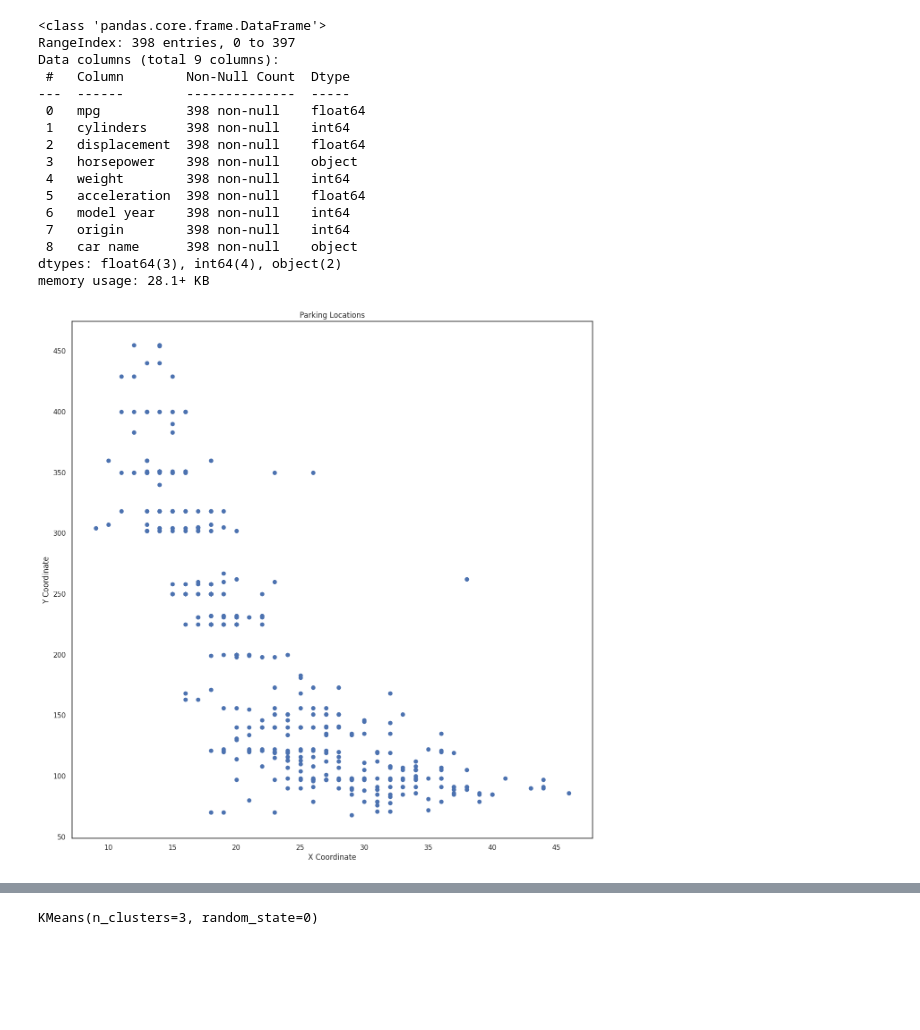
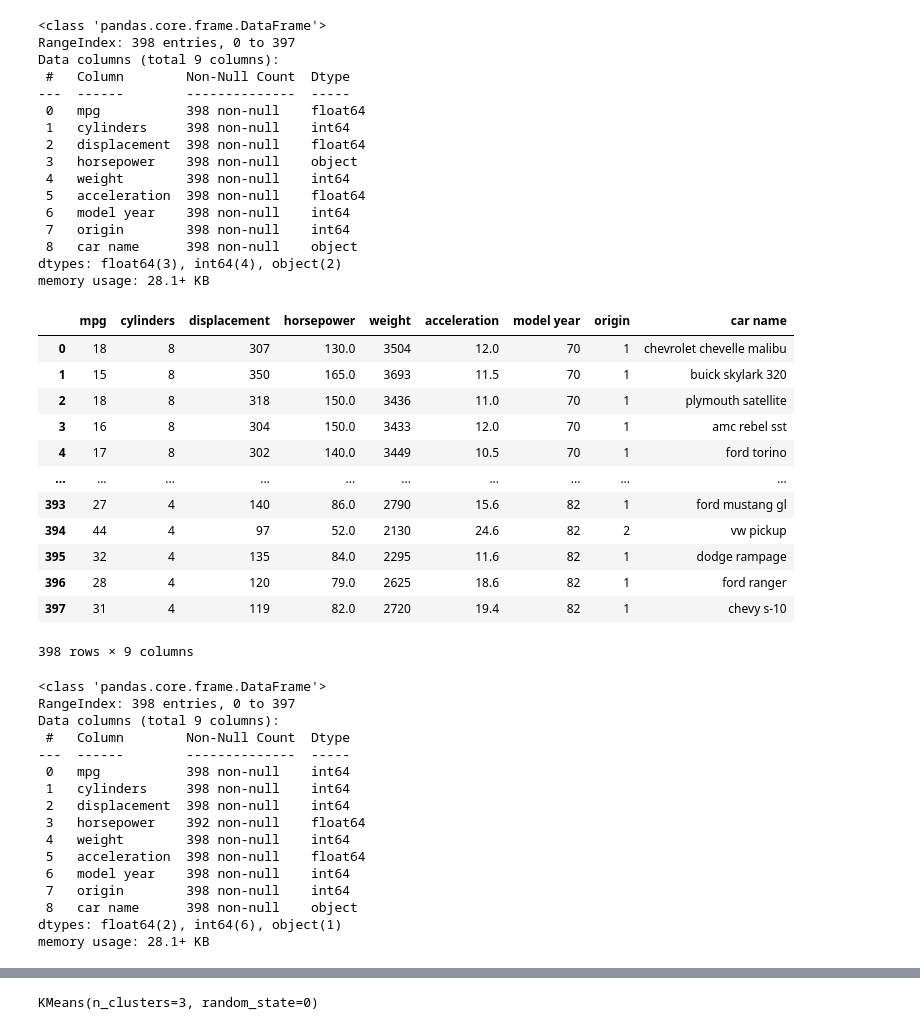
Before and after one commit to brillync/AI, a Jupyter notebook: clustering_auto_mpg1.ipynb, the cells around one changed output, grey strips where cells are left out. Drawn from its saved outputs; the diff is of its cells as text; code cells hidden in the pictures; blank space fills up the shorter version.

```diff
--- a/clustering_auto_mpg1.ipynb
+++ b/clustering_auto_mpg1.ipynb
@@ -62,9 +58,38 @@ data['displacement'] = data['displacement'].astype(int)
-# %%
-# Visualisasi data
-plt.scatter(data['mpg'], data['displacement'])
-plt.xlabel('X Coordinate')
-plt.ylabel('Y Coordinate')
-plt.title('Parking Locations')
-plt.show()
-# %% [output]
-[figure, removed]
+# %%
+# Transform some categorical variables to numerical variables
+data[['horsepower']] = \
+data[['horsepower']].apply(pd.to_numeric, errors='coerce')
+data
+# %% [output]
+|  | mpg | cylinders | displacement | horsepower | weight | acceleration | model year | origin | car name |
+| 0 | 18 | 8 | 307 | 130.0 | 3504 | 12.0 | 70 | 1 | chevrolet chevelle malibu |
+| 1 | 15 | 8 | 350 | 165.0 | 3693 | 11.5 | 70 | 1 | buick skylark 320 |
+| 2 | 18 | 8 | 318 | 150.0 | 3436 | 11.0 | 70 | 1 | plymouth satellite |
+| 3 | 16 | 8 | 304 | 150.0 | 3433 | 12.0 | 70 | 1 | amc rebel sst |
+| 4 | 17 | 8 | 302 | 140.0 | 3449 | 10.5 | 70 | 1 | ford torino |
+| ... | ... | ... | ... | ... | ... | ... | ... | ... | ... |
+| 393 | 27 | 4 | 140 | 86.0 | 2790 | 15.6 | 82 | 1 | ford mustang gl |
+| 394 | 44 | 4 | 97 | 52.0 | 2130 | 24.6 | 82 | 2 | vw pickup |
+| 395 | 32 | 4 | 135 | 84.0 | 2295 | 11.6 | 82 | 1 | dodge rampage |
+| 396 | 28 | 4 | 120 | 79.0 | 2625 | 18.6 | 82 | 1 | ford ranger |
+| 397 | 31 | 4 | 119 | 82.0 | 2720 | 19.4 | 82 | 1 | chevy s-10 |
+398 rows × 9 columns
+# %%
+data.info()
+# %% [output]
+<class 'pandas.core.frame.DataFrame'>
+RangeIndex: 398 entries, 0 to 397
+Data columns (total 9 columns):
+ #   Column        Non-Null Count  Dtype
+---  ------        --------------  -----
+ 0   mpg           398 non-null    int64
+ 1   cylinders     398 non-null    int64
+ 2   displacement  398 non-null    int64
+ 3   horsepower    392 non-null    float64
+ 4   weight        398 non-null    int64
+ 5   acceleration  398 non-null    float64
+ 6   model year    398 non-null    int64
+ 7   origin        398 non-null    int64
+ 8   car name      398 non-null    object
+dtypes: float64(2), int64(6), object(1)
+memory usage: 28.1+ KB
```
Also changed, not shown: parts of 5 cells of this notebook.
